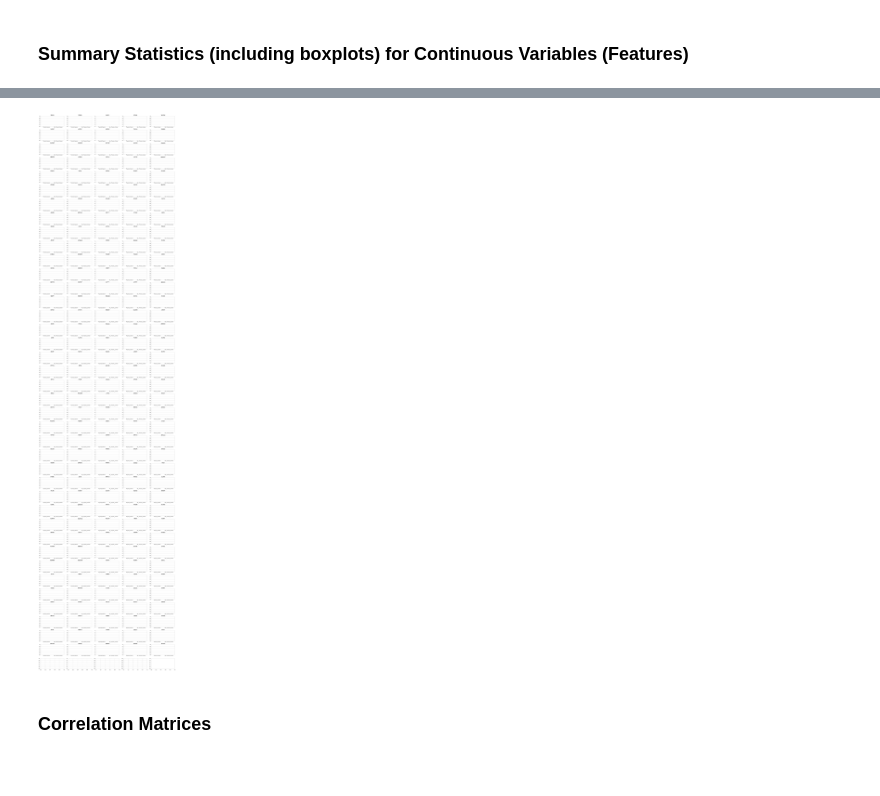
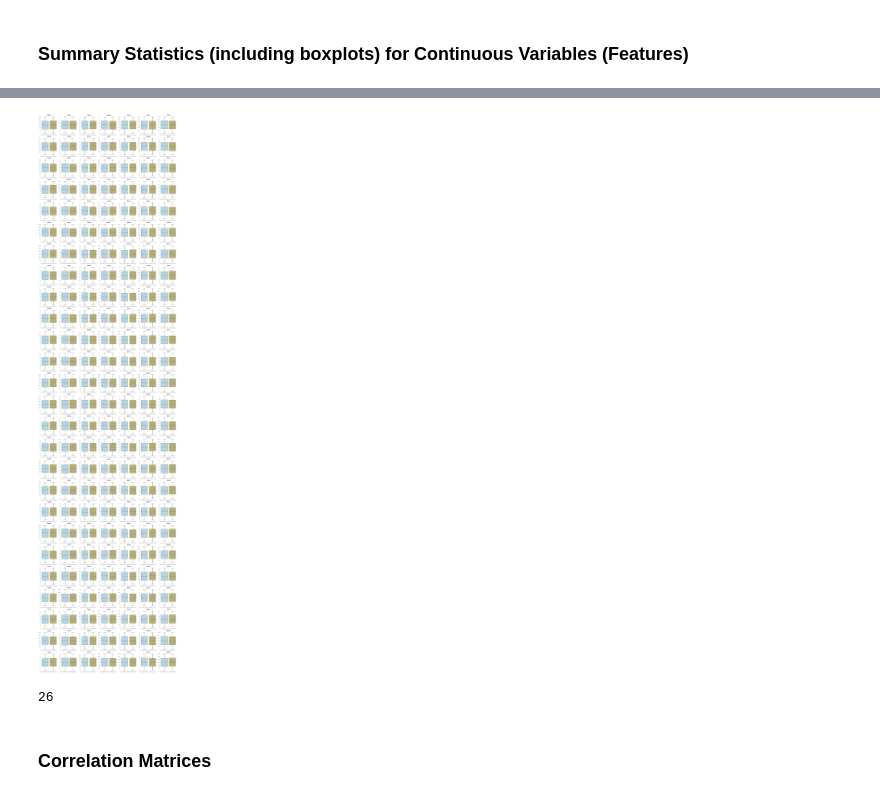
Before and after one commit to Jack-Coutts/ThyCa_Classification_UKBB, a Jupyter notebook: my_supervised_ML_methods.ipynb, the cells around one changed output, grey strips where cells are left out. Saved outputs shown, nothing was run; the diff lists cells and outputs as text; code cells hidden in the pictures; blank space fills up the shorter version.

Commit message:
Boxplots.

```diff
--- a/my_supervised_ML_methods.ipynb
+++ b/my_supervised_ML_methods.ipynb
@@ -166,23 +167,29 @@ df[continuous_cols].groupby(df['thyroid_cancer']).describe().T.head(15)
 # %%
 ### Boxplots ###
 customPalette = sns.set_palette(sns.color_palette(colours))
 
-fig, axes = plt.subplots(40, 5, figsize=(20,80))
+fig_col_num = 7
+fig_row_num = math.ceil(len(continuous_cols)/fig_col_num)
+
+fig, axes = plt.subplots(fig_row_num, fig_col_num, figsize=(20,80))
 axes = axes.flatten()
 plt.rcParams['axes.facecolor'] = 'white'
 
 
 for i, col in enumerate(df[continuous_cols]):
-    sns.boxplot(x=df['thyroid_cancer'], y=col, data=df, palette=customPalette,
-                ax = axes[i], order = c_imbal.Disease_State)
+    sns.boxplot(x=df['thyroid_cancer'], y=col, data=df, palette=customPalette, ax = axes[i])
     axes[i].set(xlabel=None, ylabel=None)
     axes[i].tick_params(axis=u'both', which=u'both',length=0)
     axes[i].set_title('%s' %(col), fontweight='bold', fontsize=12)
+    axes[i].set_xticklabels(['No_Thyroid_Cancer', 'Thyroid_Cancer'])
+
 plt.tight_layout()
 plt.grid()
 plt.show()
+print(fig_row_num)
 # %% [output]
-[figure, old version]
+[figure, new version]
+26
 # %% [markdown]
 ### Correlation Matrices
 # %% [markdown]
```
Also changed, not shown: parts of 8 cells of this notebook.
